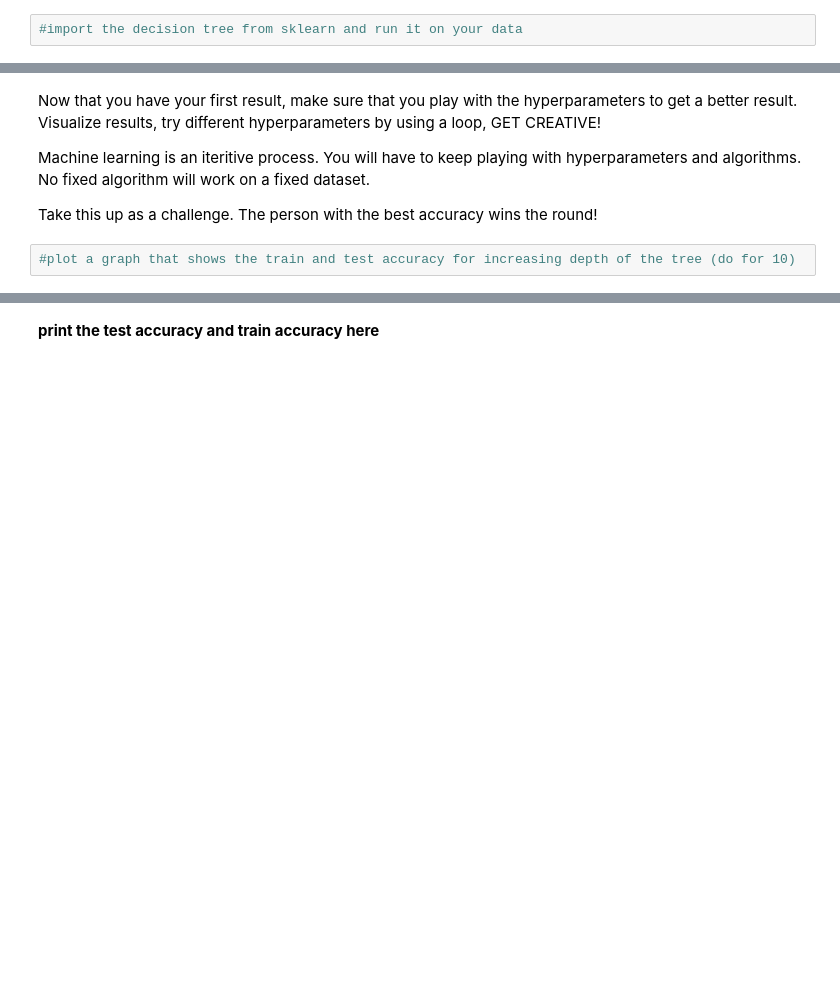
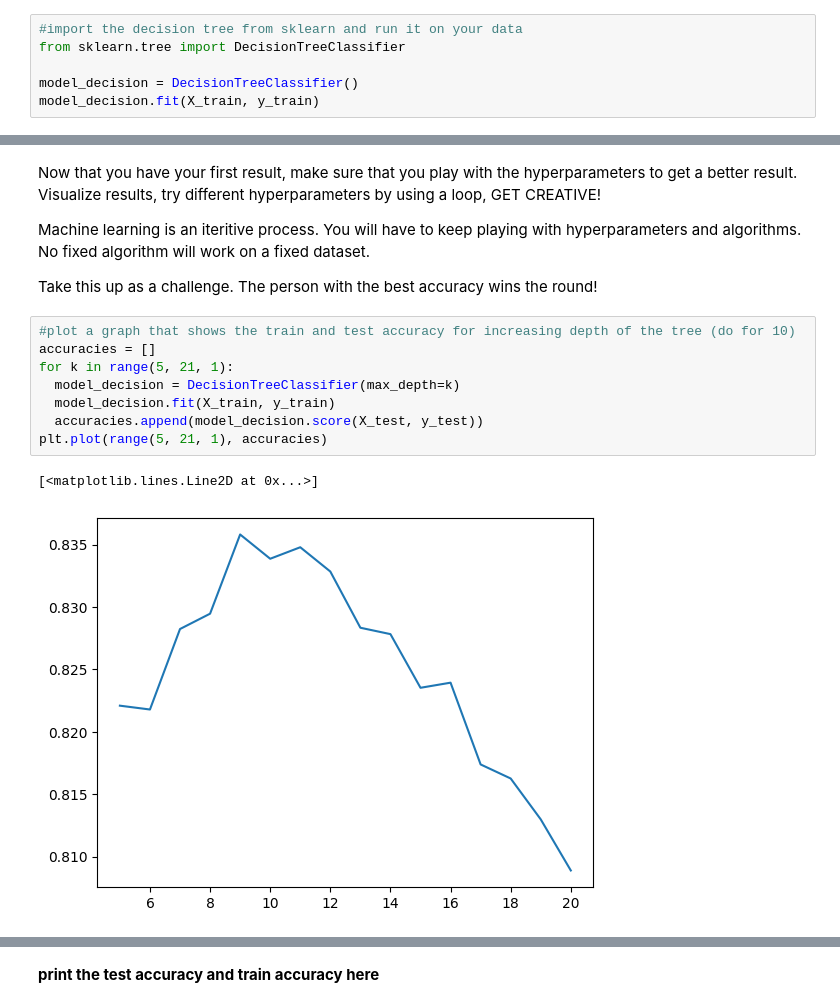
Before and after one commit to notsamaltman/Synapse_LP, a Jupyter notebook: Copy_of_Synapse_LP_Task_4.ipynb, the cells around one changed output, grey strips where cells are left out. Cells and saved outputs as stored; diff of their text form; blank space fills up the shorter version.

```diff
--- a/Copy_of_Synapse_LP_Task_4.ipynb
+++ b/Copy_of_Synapse_LP_Task_4.ipynb
@@ -231,3 +231,7 @@ model_nb.score(X_test, y_test)
 * Implementation : https://youtu.be/HY2DcBhgwm0
 # %%
 #import the decision tree from sklearn and run it on your data
+from sklearn.tree import DecisionTreeClassifier
+
+model_decision = DecisionTreeClassifier()
+model_decision.fit(X_train, y_train)
@@ -249,4 +263,13 @@ Machine learning is an iteritive process. You will have to keep playing with hyp
 Take this up as a challenge. The person with the best accuracy wins the round!
 # %%
 #plot a graph that shows the train and test accuracy for increasing depth of the tree (do for 10)
+accuracies = []
+for k in range(5, 21, 1):
+  model_decision = DecisionTreeClassifier(max_depth=k)
+  model_decision.fit(X_train, y_train)
+  accuracies.append(model_decision.score(X_test, y_test))
+plt.plot(range(5, 21, 1), accuracies)
+# %% [output]
+[<matplotlib.lines.Line2D at 0x...>]
+[figure, added]
 # %%
```
Also changed, not shown: parts of 7 cells of this notebook.
